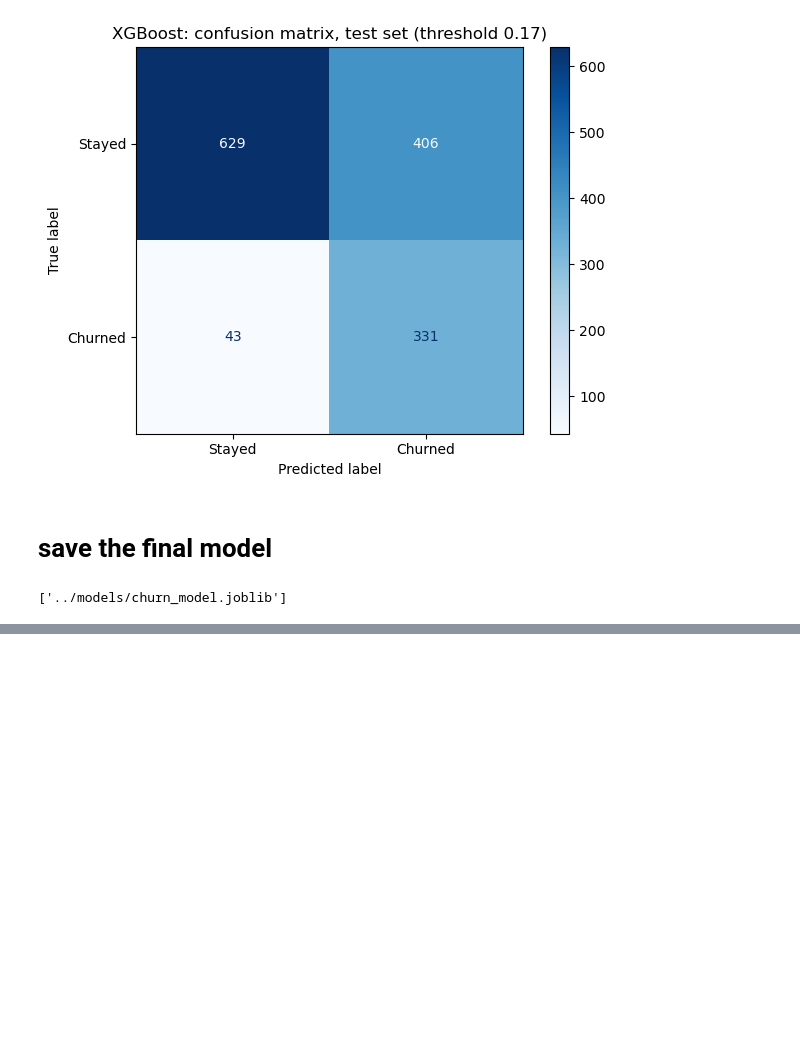
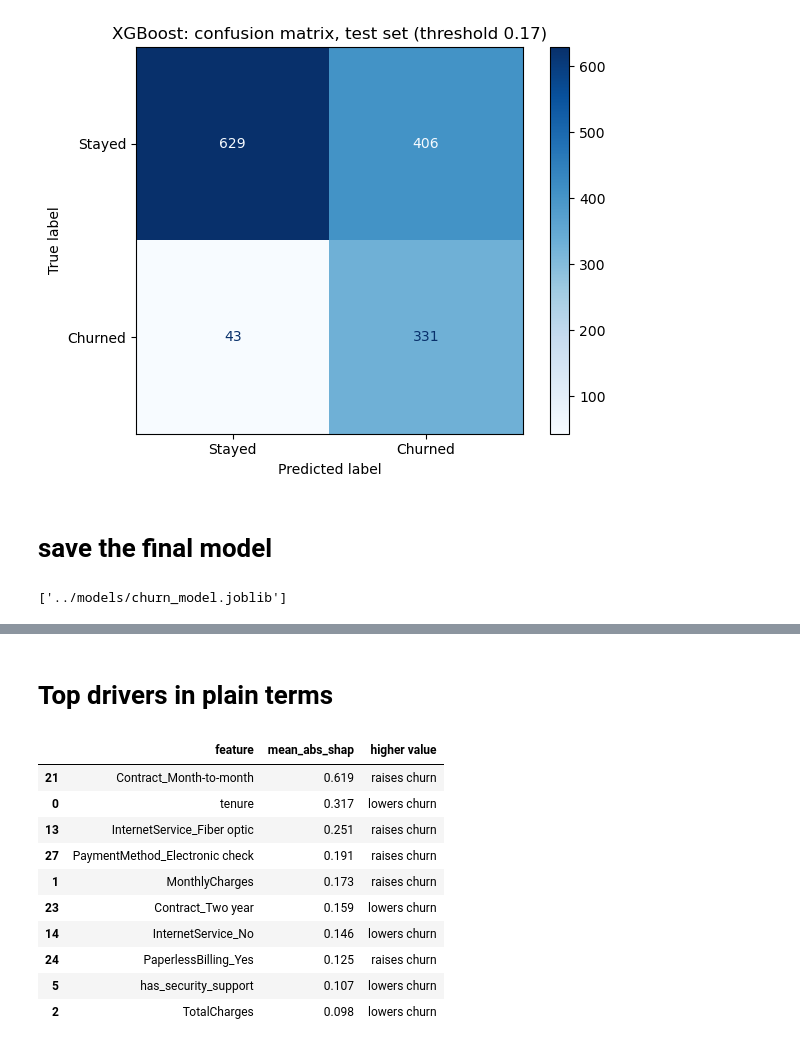
Before and after one commit to mzainnasir010/customer-churn-prediction, a Jupyter notebook: notebooks/05_modelling.ipynb, the cells around one changed output, grey strips where cells are left out. Drawn from its saved outputs; the diff is of its cells as text; code cells hidden in the pictures; blank space fills up the shorter version.

```diff
--- a/notebooks/05_modelling.ipynb
+++ b/notebooks/05_modelling.ipynb
@@ -312,0 +368,22 @@ joblib.dump({"pipeline": final_pipe, "threshold": best_t, "model_name": best_nam
+# %% [markdown]
+# Top drivers in plain terms
+# %%
+imp = pd.DataFrame({
+    "feature": feature_names,
+    "mean_abs_shap": np.abs(shap_values.values).mean(axis=0),
+    "higher value": ["raises churn" if np.corrcoef(X_test_t.iloc[:, j], shap_values.values[:, j])[0, 1] > 0
+                     else "lowers churn" for j in range(len(feature_names))],
+}).sort_values("mean_abs_shap", ascending=False)
+imp.head(10).round(3)
+# %% [output]
+|  | feature | mean_abs_shap | higher value |
+| 21 | Contract_Month-to-month | 0.619 | raises churn |
+| 0 | tenure | 0.317 | lowers churn |
+| 13 | InternetService_Fiber optic | 0.251 | raises churn |
+| 27 | PaymentMethod_Electronic check | 0.191 | raises churn |
+| 1 | MonthlyCharges | 0.173 | raises churn |
+| 23 | Contract_Two year | 0.159 | lowers churn |
+| 14 | InternetService_No | 0.146 | lowers churn |
+| 24 | PaperlessBilling_Yes | 0.125 | raises churn |
+| 5 | has_security_support | 0.107 | lowers churn |
+| 2 | TotalCharges | 0.098 | lowers churn |
```
Also changed, not shown: parts of 6 cells of this notebook, 4 other files.
